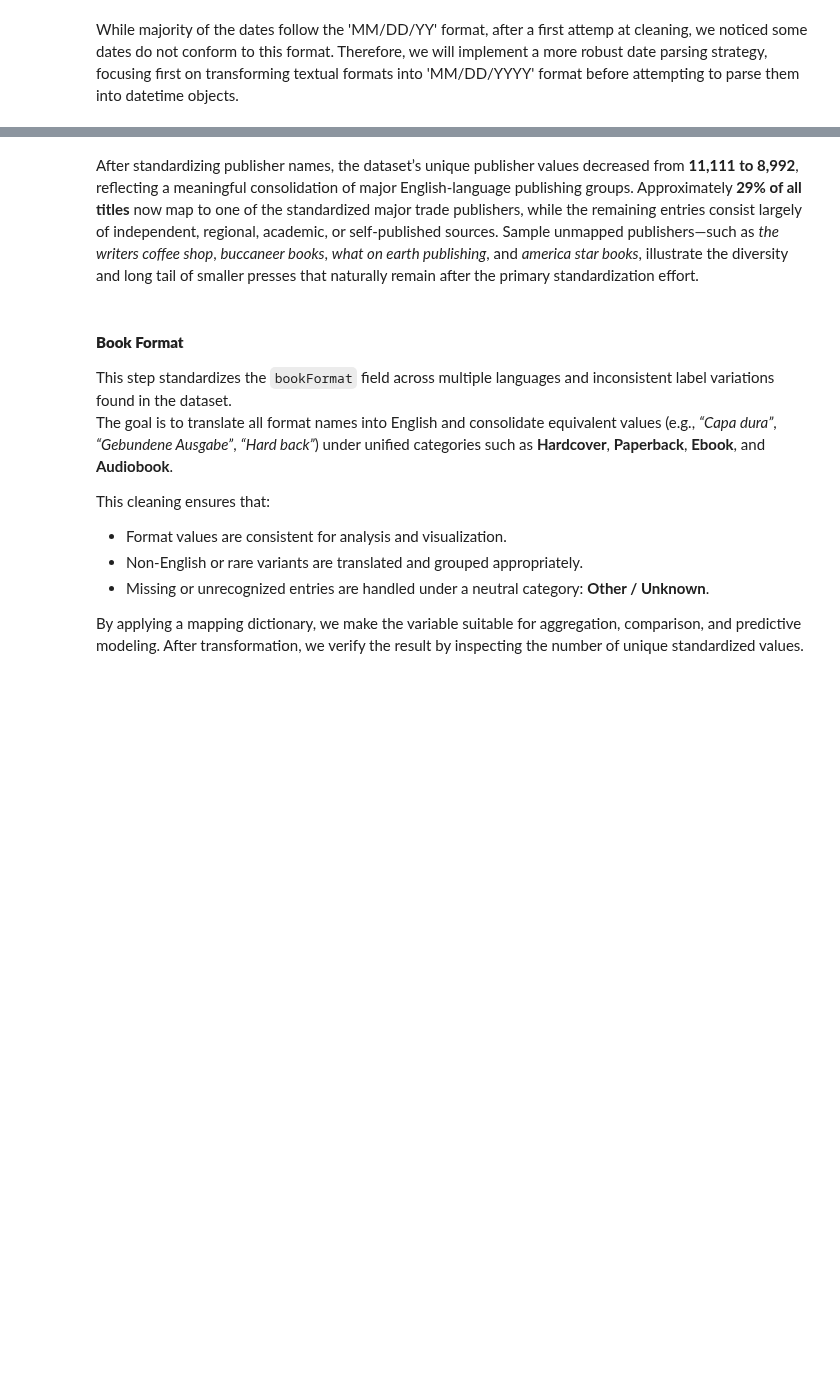
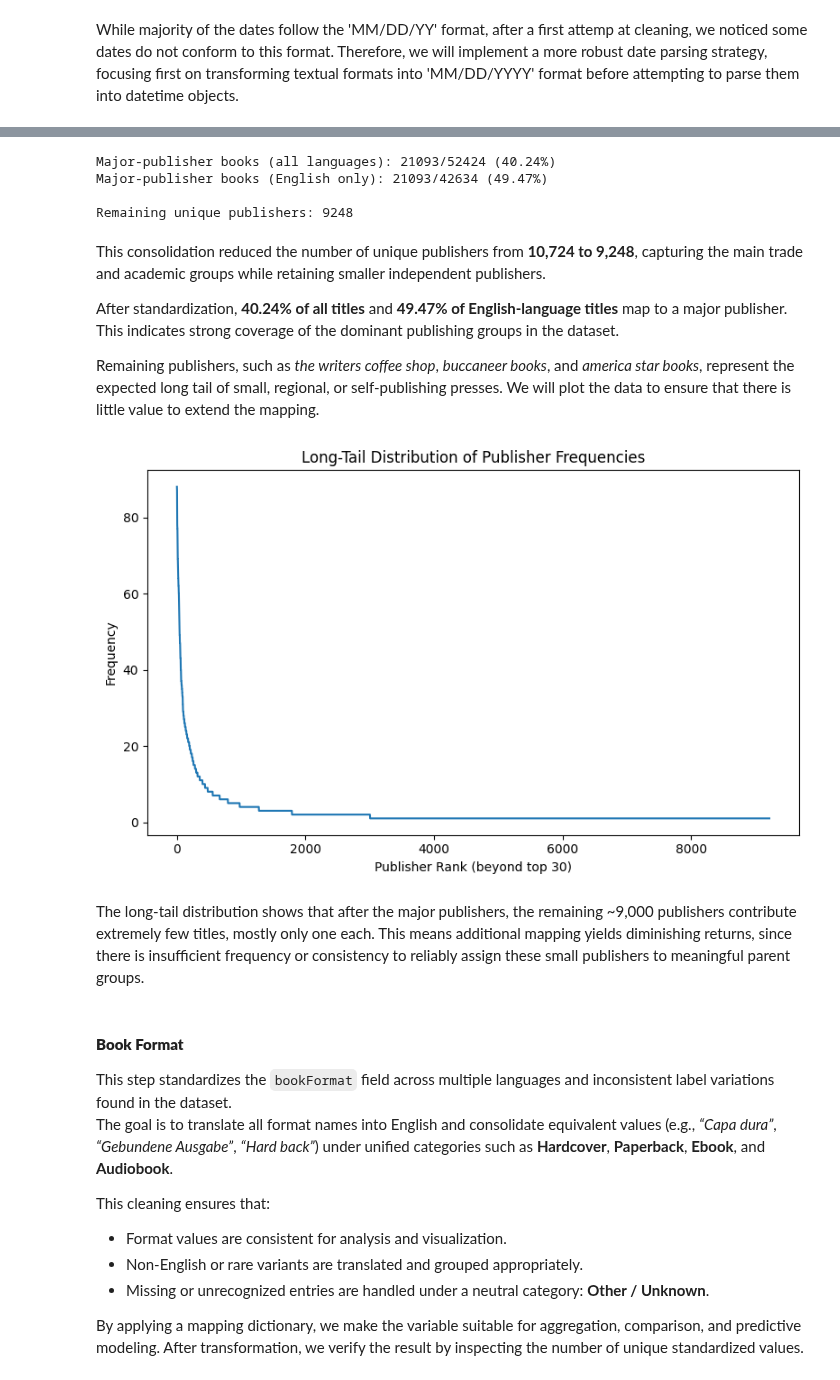
Before and after one commit to larevolucia/bookwise-analytics, a Jupyter notebook: notebooks/02_Data_Cleaning.ipynb, the cells around one changed output, grey strips where cells are left out. Cells and saved outputs as stored; diff of their text form; code cells hidden in the pictures; blank space fills up the shorter version.

```diff
--- a/notebooks/02_Data_Cleaning.ipynb
+++ b/notebooks/02_Data_Cleaning.ipynb
@@ -763,3 +708,0 @@ bbe_clean['publisher_clean'] = bbe_clean['publisher_clean'].replace(standardizat
-# %%
-# Then apply manual mapping
-bbe_clean['publisher_clean'] = bbe_clean['publisher_clean'].replace(publishers_dict)
@@ -955,5 +841,60 @@ print(bbe_clean['publisher_clean'].drop_duplicates().sample(20, random_state=42)
+# %%
+# compute final coverage
+major_publishers = list(publisher_patterns.keys())
+
+bbe_clean["is_major_publisher"] = bbe_clean["publisher_clean"].isin(major_publishers)
+
+total = len(bbe_clean)
+major = bbe_clean["is_major_publisher"].sum()
+english = (bbe_clean["language_clean"] == "en").sum()
+
+print(f"Major-publisher books (all languages): "
+      f"{major}/{total} ({major/total*100:.2f}%)")
+
+print(f"Major-publisher books (English only): "
+      f"{major}/{english} ({major/english*100:.2f}%)")
+
+print("\nRemaining unique publishers:", bbe_clean["publisher_clean"].nunique())
+# %% [output]
+Major-publisher books (all languages): 21093/52424 (40.24%)
+Major-publisher books (English only): 21093/42634 (49.47%)
+
+Remaining unique publishers: 9248
 # %% [markdown]
-After standardizing publisher names, the dataset’s unique publisher values decreased from **11,111 to 8,992**, reflecting a meaningful consolidation of major English-language publishing groups. Approximately **29% of all titles** now map to one of the standardized major trade publishers, while the remaining entries consist largely of independent, regional, academic, or self-published sources. Sample unmapped publishers—such as *the writers coffee shop*, *buccaneer books*, *what on earth publishing*, and *america star books*,  illustrate the diversity and long tail of smaller presses that naturally remain after the primary standardization effort.
+This consolidation reduced the number of unique publishers from **10,724 to 9,248**, capturing the main trade and academic groups while retaining smaller independent publishers.
+
+After standardization, **40.24% of all titles** and **49.47% of English-language titles** map to a major publisher. This indicates strong coverage of the dominant publishing groups in the dataset.
+
+Remaining publishers, such as *the writers coffee shop*, *buccaneer books*, and *america star books*, represent the expected long tail of small, regional, or self-publishing presses. We will plot the data to ensure that there is little value to extend the mapping.
+# %%
+import pandas as pd
+import matplotlib.pyplot as plt
+
+
+publisher_col = 'publisher_clean'
+
+# Count frequencies
+counts = (
+    bbe_clean[publisher_col]
+    .dropna()
+    .value_counts()
+)
+
+# long‑tail: drop top 30 publishers to show heavy‑tail structure
+tail = counts[30:]
+
+plt.figure(figsize=(8,5))
+plt.plot(tail.values)
+plt.title('Long-Tail Distribution of Publisher Frequencies')
+plt.xlabel('Publisher Rank (beyond top 30)')
+plt.ylabel('Frequency')
+plt.tight_layout()
+
+plt.show()
+# %% [output]
+[figure, added]
+# %% [markdown]
+The long-tail distribution shows that after the major publishers, the remaining ~9,000 publishers contribute extremely few titles, mostly only one each. This means additional mapping yields diminishing returns, since there is insufficient frequency or consistency to reliably assign these small publishers to meaningful parent groups.
 # %%
 # add drop column
 drop_bbe_cols.extend([
```
Also changed, not shown: parts of 25 cells of this notebook, 1 other file.
